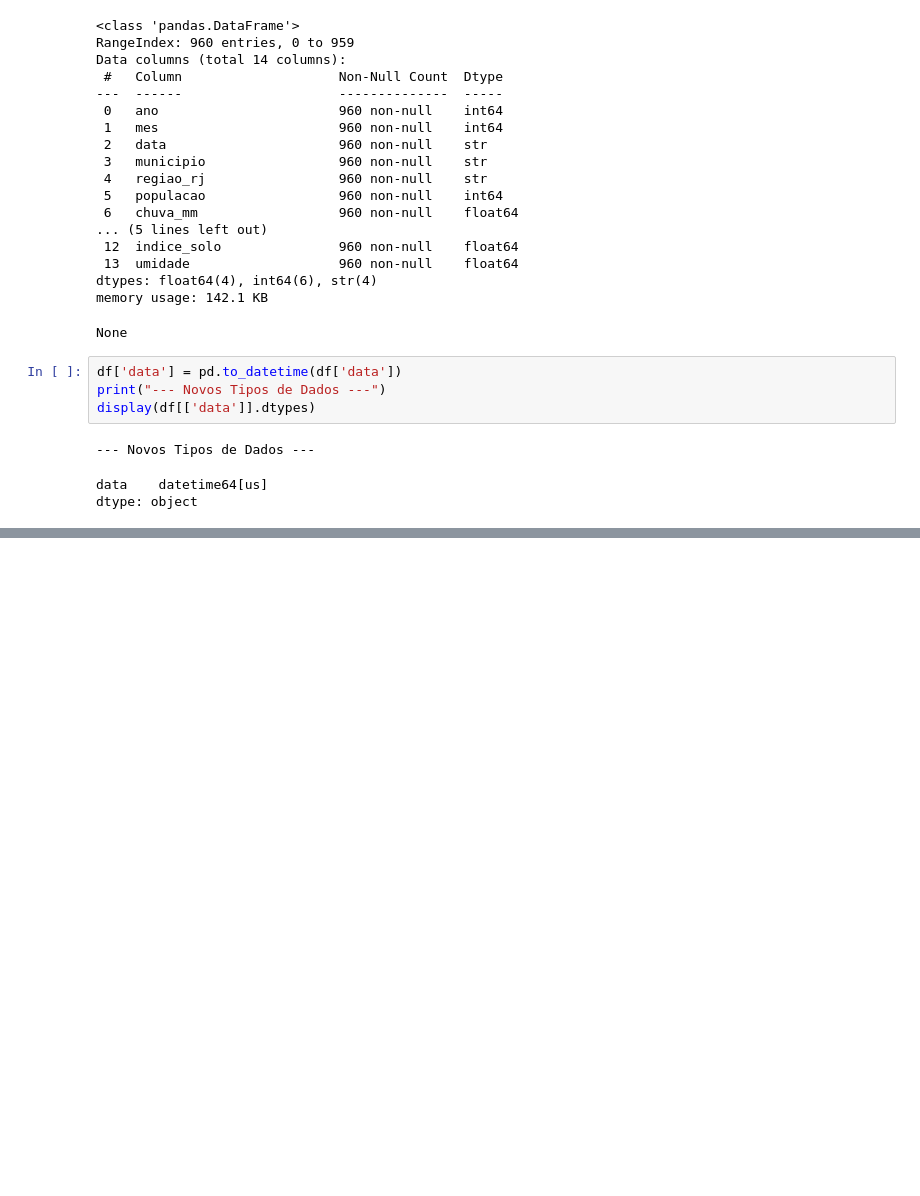
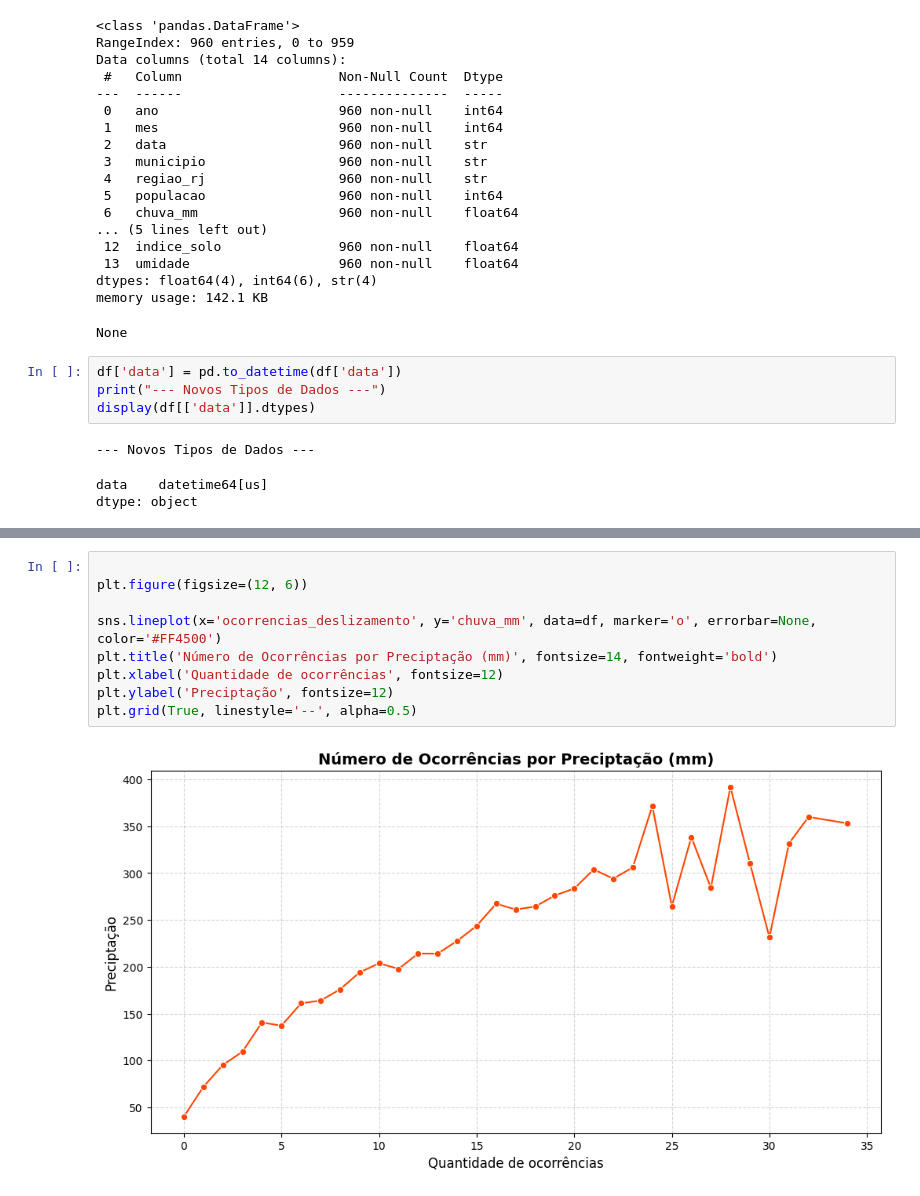
Before and after one commit to bercezar/projeto-georisk, a Jupyter notebook: notebooks/analise.ipynb, the cells around one changed output, grey strips where cells are left out. Cells and saved outputs as stored; diff of their text form; blank space fills up the shorter version.

```diff
--- a/notebooks/analise.ipynb
+++ b/notebooks/analise.ipynb
@@ -66,0 +108,11 @@ dtype: int64
+# %%
+
+plt.figure(figsize=(12, 6))
+
+sns.lineplot(x='ocorrencias_deslizamento', y='chuva_mm', data=df, marker='o', errorbar=None, color='#FF4500')
+plt.title('Número de Ocorrências por Preciptação (mm)', fontsize=14, fontweight='bold')
+plt.xlabel('Quantidade de ocorrências', fontsize=12)
+plt.ylabel('Preciptação', fontsize=12)
+plt.grid(True, linestyle='--', alpha=0.5)
+# %% [output]
+[figure, added]
```
Also changed, not shown: parts of 14 cells of this notebook, 1 other file.
